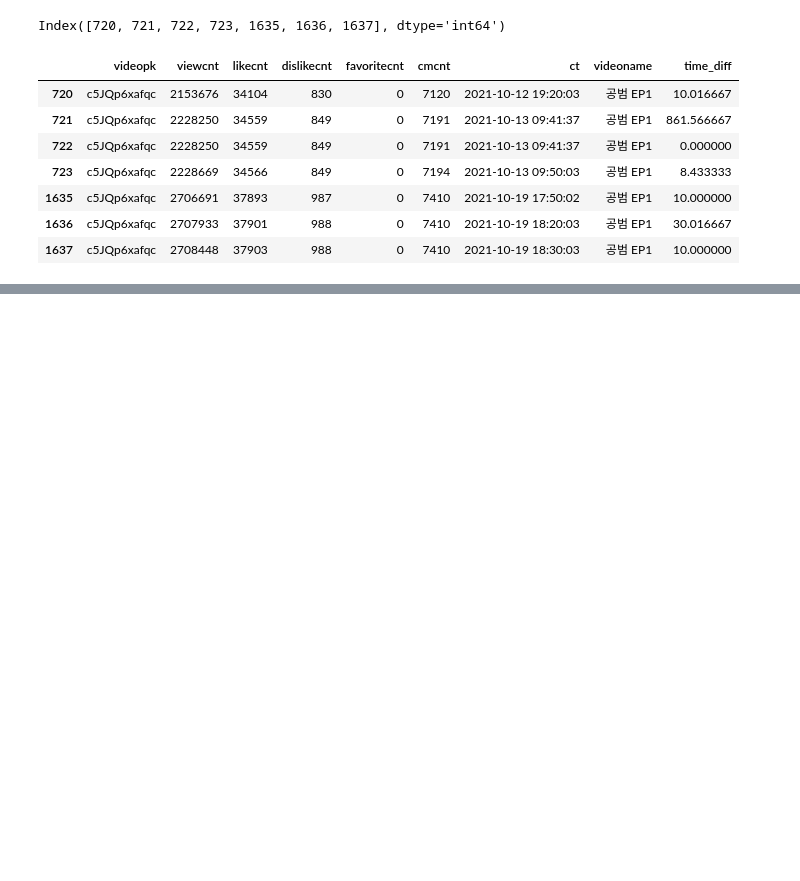
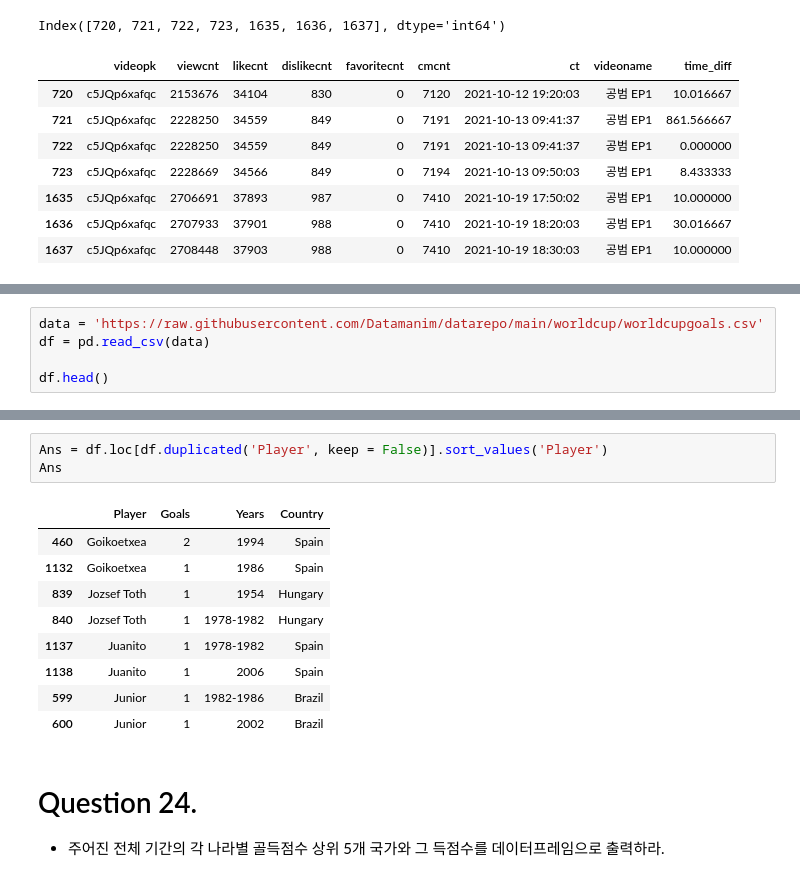
Before and after one commit to LWH4Data/Certifications, a Jupyter notebook: 빅분기/01_작업 1유형/sol.ipynb, the cells around one changed output, grey strips where cells are left out. Saved outputs shown, nothing was run; the diff lists cells and outputs as text; blank space fills up the shorter version.

```diff
--- a/빅분기/01_작업 1유형/sol.ipynb
+++ b/빅분기/01_작업 1유형/sol.ipynb
@@ -478,0 +634,5 @@ Index([720, 721, 722, 723, 1635, 1636, 1637], dtype='int64')
+# %%
+data = 'https://raw.githubusercontent.com/Datamanim/datarepo/main/worldcup/worldcupgoals.csv'
+df = pd.read_csv(data)
+
+df.head()
@@ -478,0 +646,16 @@ Index([720, 721, 722, 723, 1635, 1636, 1637], dtype='int64')
+# %%
+Ans = df.loc[df.duplicated('Player', keep = False)].sort_values('Player')
+Ans
+# %% [output]
+|  | Player | Goals | Years | Country |
+| 460 | Goikoetxea | 2 | 1994 | Spain |
+| 1132 | Goikoetxea | 1 | 1986 | Spain |
+| 839 | Jozsef Toth | 1 | 1954 | Hungary |
+| 840 | Jozsef Toth | 1 | 1978-1982 | Hungary |
+| 1137 | Juanito | 1 | 1978-1982 | Spain |
+| 1138 | Juanito | 1 | 2006 | Spain |
+| 599 | Junior | 1 | 1982-1986 | Brazil |
+| 600 | Junior | 1 | 2002 | Brazil |
+# %% [markdown]
+# Question 24.
+- 주어진 전체 기간의 각 나라별 골득점수 상위 5개 국가와 그 득점수를 데이터프레임으로 출력하라.
```
Also changed, not shown: parts of 18 cells of this notebook.
